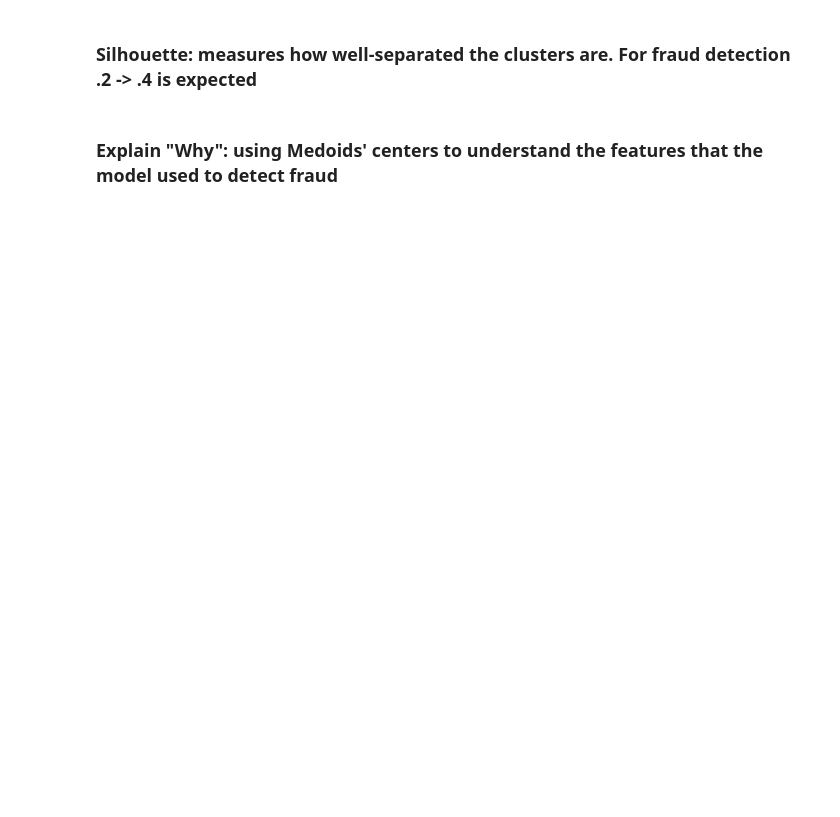
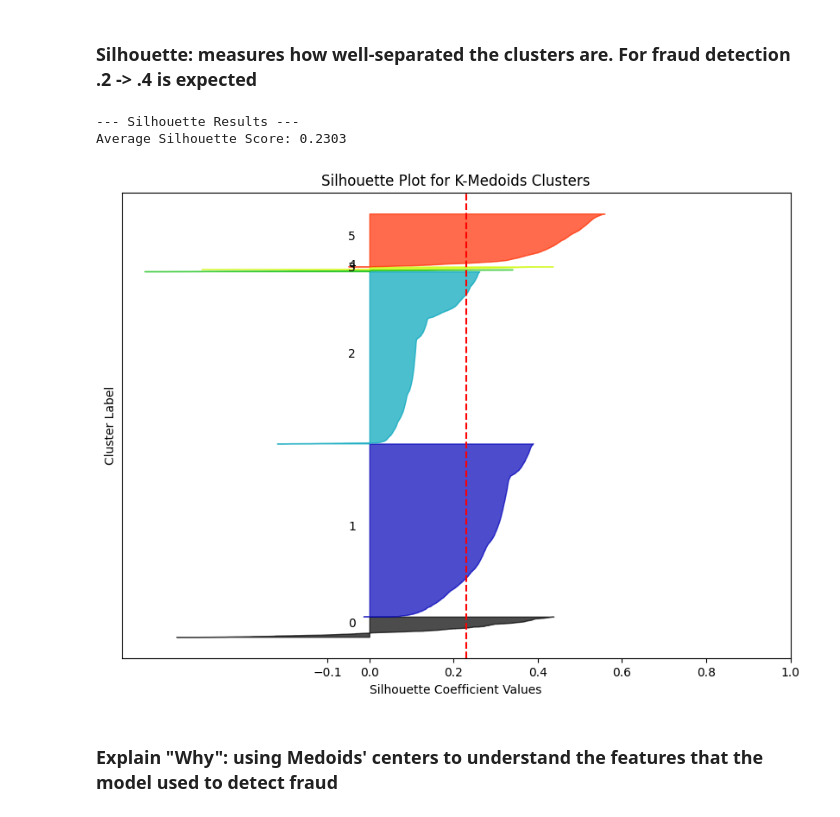
Before and after one commit to Bill2926/BankFraudML, a Jupyter notebook: notebooks/kMedoids.ipynb, the cells around one changed output. Saved outputs shown, nothing was run; the diff lists cells and outputs as text; code cells hidden in the pictures; blank space fills up the shorter version.

Commit message:
Fine tuned KMedoids and RF

```diff
--- a/notebooks/kMedoids.ipynb
+++ b/notebooks/kMedoids.ipynb
@@ -25,5 +15,5 @@ df.head()
 # %%
-df = pd.read_csv("../data/lastest.csv", encoding="utf-8")
+df = pd.read_csv("../data/banksim.csv", encoding="utf-8")
 df.head()
 # %% [output]
 |  | step | customer | age | gender | zipcodeOri | merchant | zipMerchant | category | amount | fraud |
@@ -188,7 +185,7 @@ scaler.fit(X_train)
 X_train_scaled = pd.DataFrame(scaler.transform(X_train), columns=X_train.columns)
 X_test_scaled = pd.DataFrame(scaler.transform(X_test), columns=X_test.columns)
 # %%
-X_train_sample = X_train_scaled.sample(n=15000, random_state=42)
+X_train_sample = X_train_scaled.sample(n=30000, random_state=42)
 # We'll start with 3 clusters (Normal, Suspicious, Outlier)
 # We use 'manhattan' distance because it's often more robust for fraud data
 kmed = KMedoids(n_clusters=3, metric='manhattan', init='k-medoids++', random_state=42)
@@ -244,3 +252,3 @@ plt.show()
 # %%
-kmed4 = KMedoids(n_clusters=4, metric='manhattan', init='k-medoids++', random_state=42)
-kmed4.fit(X_train_sample)
+kmed6 = KMedoids(n_clusters=6, metric='manhattan', init='k-medoids++', random_state=42)
+kmed6.fit(X_train_sample)
@@ -261,7 +281,7 @@ print(test_results)
 # %% [markdown]
 ### Silhouette: measures how well-separated the clusters are. For fraud detection .2 -> .4 is expected
 # %%
-sample_labels = kmed.labels_
+sample_labels = kmed6.labels_
 avg_silhouette = silhouette_score(X_train_sample, sample_labels, metric='manhattan')
 
 print(f"--- Silhouette Results ---")
@@ -273,37 +293,39 @@ fig.set_size_inches(10, 7)
 
 # Get silhouette samples for each point
 sample_silhouette_values = silhouette_samples(X_train_sample, sample_labels, metric='manhattan')
 
 y_lower = 10
-for i in range(kmed.n_clusters):
+for i in range(kmed6.n_clusters):
     # Aggregate the silhouette scores for samples belonging to cluster i, and sort them
     ith_cluster_silhouette_values = sample_silhouette_values[sample_labels == i]
     ith_cluster_silhouette_values.sort()
 
     size_cluster_i = ith_cluster_silhouette_values.shape[0]
     y_upper = y_lower + size_cluster_i
 
-    color = cm.nipy_spectral(float(i) / kmed.n_clusters)
+    color = cm.nipy_spectral(float(i) / kmed6.n_clusters)
     ax1.fill_betweenx(np.arange(y_lower, y_upper),
                       0, ith_cluster_silhouette_values,
                       facecolor=color, edgecolor=color, alpha=0.7)
 
     # Label the silhouette plots with their cluster numbers at the middle
     ax1.text(-0.05, y_lower + 0.5 * size_cluster_i, str(i))
     y_lower = y_upper + 10  # 10 for the 0 samples gap between clusters
 
 ax1.set_title("Silhouette Plot for K-Medoids Clusters")
 ax1.set_xlabel("Silhouette Coefficient Values")
 ax1.set_ylabel("Cluster Label")
 
 # The vertical line for average silhouette score of all the values
 ax1.axvline(x=avg_silhouette, color="red", linestyle="--")
 ax1.set_yticks([])  # Clear the yaxis labels / ticks
 ax1.set_xticks([-0.1, 0, 0.2, 0.4, 0.6, 0.8, 1])
 
 plt.show()
-
-# for k=4: 0.23 while k=3 is 0.28 => the k=4 is being overlapped => STAY WITH k=3 is more stable MATHEMATICALLY
+# %% [output]
+--- Silhouette Results ---
+Average Silhouette Score: 0.2303
+[figure, added]
 # %% [markdown]
 ### Explain "Why": using Medoids' centers to understand the features that the model used to detect fraud
 # %%
```
Also changed, not shown: parts of 11 cells of this notebook, 9 other files.
